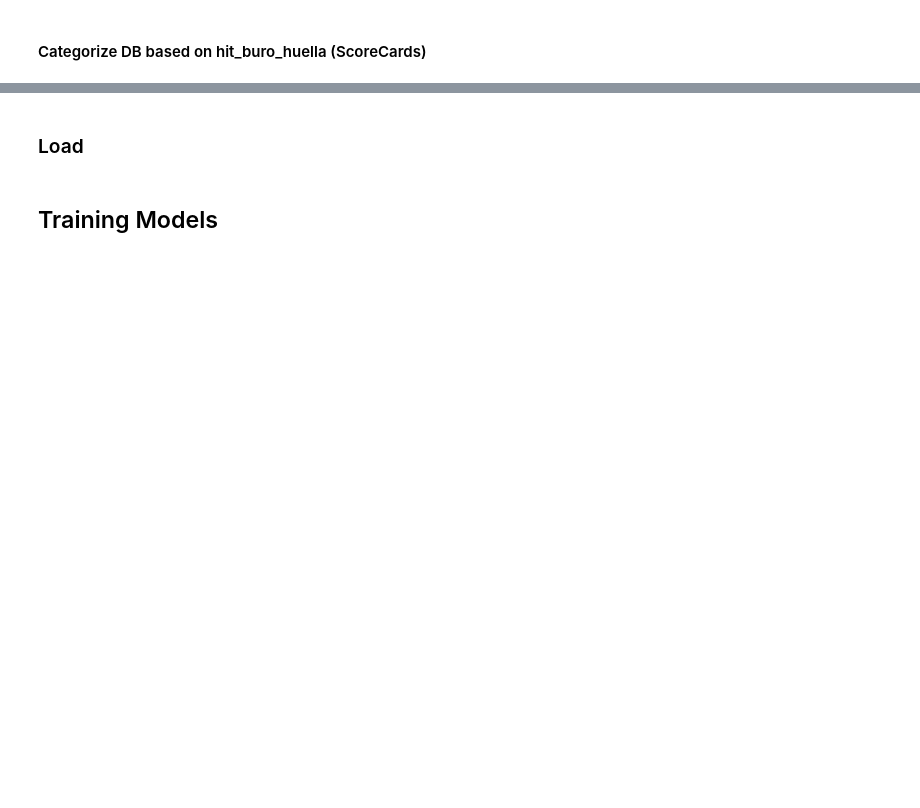
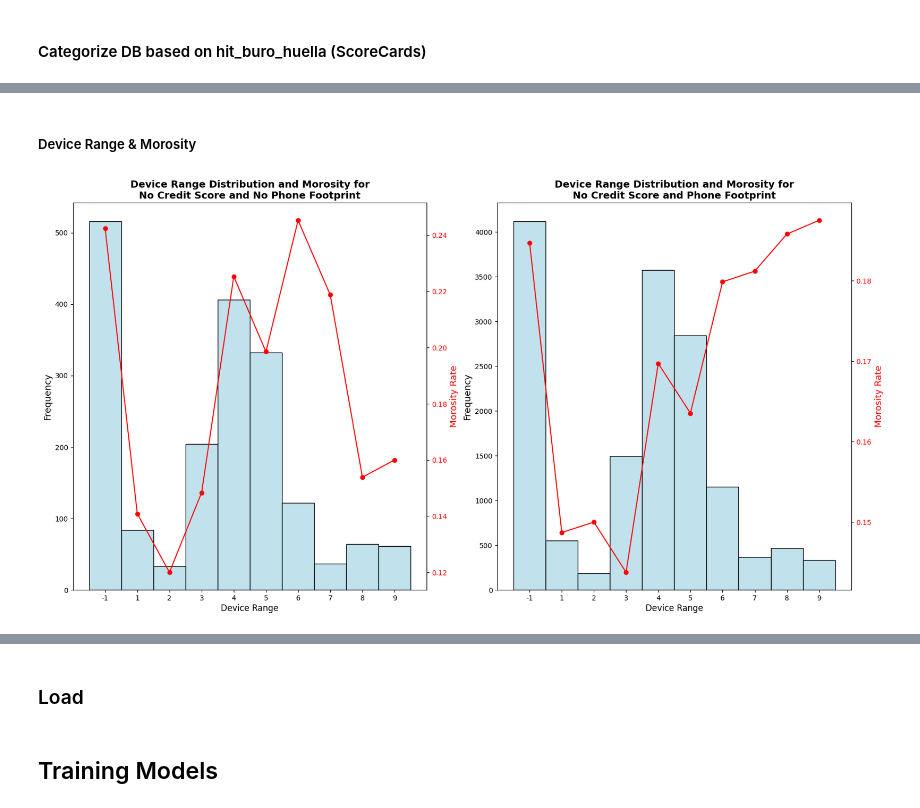
Before and after one commit to magotronico/DataAnalysis_and_AI, a Jupyter notebook: period_2/challenge/training_etl.ipynb, the cells around one changed output, grey strips where cells are left out. Drawn from its saved outputs; the diff is of its cells as text; code cells hidden in the pictures; blank space fills up the shorter version.

```diff
--- a/period_2/challenge/training_etl.ipynb
+++ b/period_2/challenge/training_etl.ipynb
@@ -325,0 +293,37 @@ for valor in valores_hit_buro:
+# %% [markdown]
+##### Device Range & Morosity
+# %%
+# Define custom bins and labels
+bins = [-1, 1, 2, 3, 4, 5, 6, 7, 8, 9, 10]
+labels = ['-1', '1', '2', '3', '4', '5', '6', '7', '8', '9']
+
+# Age Distribution before scaling
+fig, ax = plt.subplots(1, 2, figsize=(20, 10))  # Adjust to 1 row and 2 columns since you're plotting only 2 DataFrames
+
+# Only process df_score_2 and df_score_4
+for i, score in enumerate([2, 4], start=1):
+    df = globals()[f'df_score_{score}'].copy(deep=True)
+
+    # Categorize the data into the defined bins
+    df['rango_binned'] = pd.cut(df['rango_dispositivo'], bins=bins, labels=labels, right=False)
+
+    # Morosity rate by age group (assuming 'malo' is 1 for morose and 0 for non-morose)
+    morosity_rate_by_age_group = df[df['aprobado'] == 1].groupby('rango_binned', observed=True)['malo'].mean()
+
+    # Plot the distribution of age groups (histogram)
+    sns.histplot(df['rango_binned'], ax=ax[i-1], color='lightblue')
+
+    # Plot the morosity rate by age group (line plot)
+    ax2 = ax[i-1].twinx()  # Create a second y-axis to plot the morosity rate
+    ax2.plot(morosity_rate_by_age_group.index, morosity_rate_by_age_group.values, color='red', marker='o')
+    ax2.set_ylabel('Morosity Rate', fontsize=13, color='red')
+    ax2.tick_params(axis='y', labelcolor='red')
+
+    # Title and labels
+    ax[i-1].set_title(f'Device Range Distribution and Morosity for\n{groups_name[f"df_score_{i}"]}', fontsize=14, fontweight='bold')
+    ax[i-1].set_xlabel('Device Range', fontsize=12, labelpad=3)
+    ax[i-1].set_ylabel('Frequency', fontsize=13)
+
+plt.show()
+# %% [output]
+[figure, added]
```
Also changed, not shown: parts of 25 cells of this notebook.
